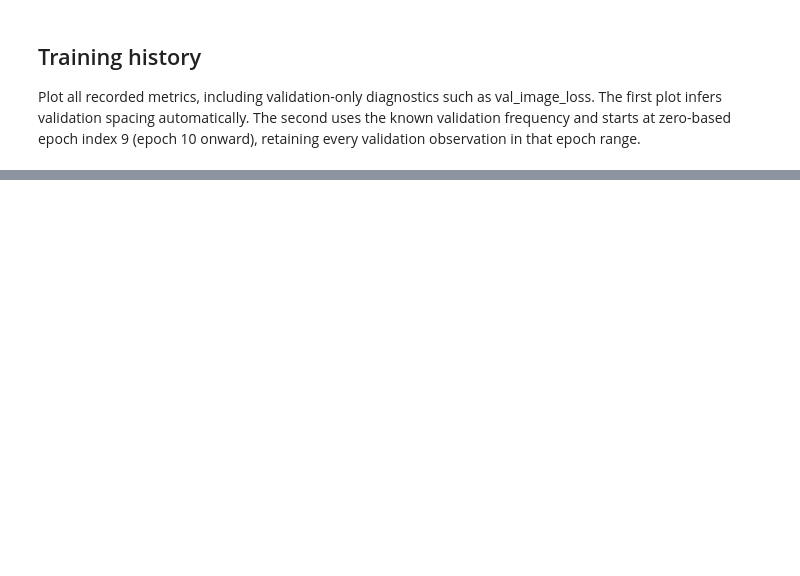
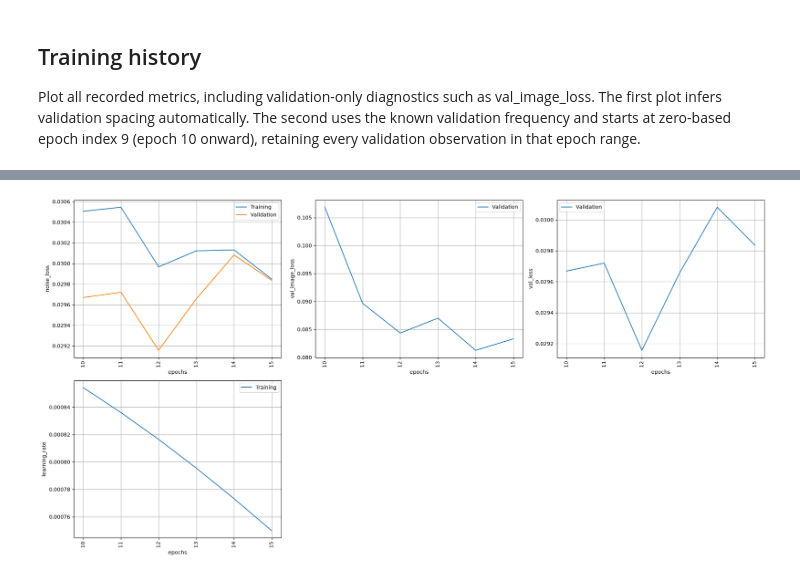
Before and after one commit to hosein-fanai/Continual-Learning-with-Diffusion-Vision-Transformers, a Jupyter notebook: files/notebooks/CIFAR10 UNet Diffusion.ipynb, the cells around one changed output, grey strips where cells are left out. Cells and saved outputs as stored; diff of their text form; code cells hidden in the pictures; blank space fills up the shorter version.

```diff
--- a/files/notebooks/CIFAR10 UNet Diffusion.ipynb
+++ b/files/notebooks/CIFAR10 UNet Diffusion.ipynb
@@ -371,2 +377,4 @@ plot_history(history, show_all_x_ticks=False)
 # %%
-plot_history(history, show_all_x_ticks=False, range_=(9, None), validation_freq=val_freq)
+plot_history(history, show_all_x_ticks=False, range_=(9, None))
+# %% [output]
+[figure, added]
```
Also changed, not shown: parts of 20 cells of this notebook, 7 other files.
